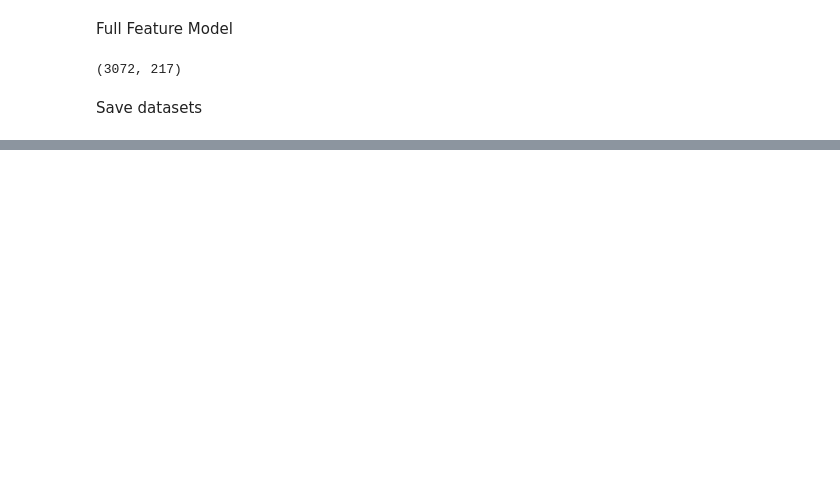
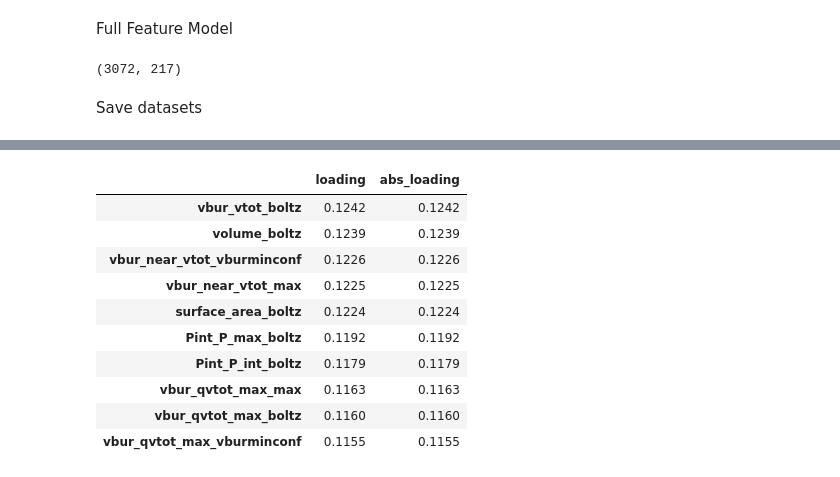
Before and after one commit to koandgo/BO-basics, a Jupyter notebook: data_workup_notebook.ipynb, the cells around one changed output, grey strips where cells are left out. Saved outputs shown, nothing was run; the diff lists cells and outputs as text; code cells hidden in the pictures; blank space fills up the shorter version.

```diff
--- a/data_workup_notebook.ipynb
+++ b/data_workup_notebook.ipynb
@@ -524,0 +617,23 @@ model_df_full.to_csv(
+# %%
+# ---- Rank feature contributions for any PC ----
+def rank_loadings(pc, n=None, by_abs=True):
+    """Return descriptors ranked by their loading on `pc` (e.g. 'PC1')."""
+    s = loadings[pc]
+    order = s.abs().sort_values(ascending=False) if by_abs else s.sort_values(ascending=False)
+    out = pd.DataFrame({"loading": s.loc[order.index], "abs_loading": s.loc[order.index].abs()})
+    return out.head(n) if n else out
+
+# Example: top 10 contributors to PC1
+rank_loadings("PC1", 10)
+# %% [output]
+|  | loading | abs_loading |
+| vbur_vtot_boltz | 0.1242 | 0.1242 |
+| volume_boltz | 0.1239 | 0.1239 |
+| vbur_near_vtot_vburminconf | 0.1226 | 0.1226 |
+| vbur_near_vtot_max | 0.1225 | 0.1225 |
+| surface_area_boltz | 0.1224 | 0.1224 |
+| Pint_P_max_boltz | 0.1192 | 0.1192 |
+| Pint_P_int_boltz | 0.1179 | 0.1179 |
+| vbur_qvtot_max_max | 0.1163 | 0.1163 |
+| vbur_qvtot_max_boltz | 0.1160 | 0.1160 |
+| vbur_qvtot_max_vburminconf | 0.1155 | 0.1155 |
```
Also changed, not shown: parts of 9 cells of this notebook, 1 other file.
